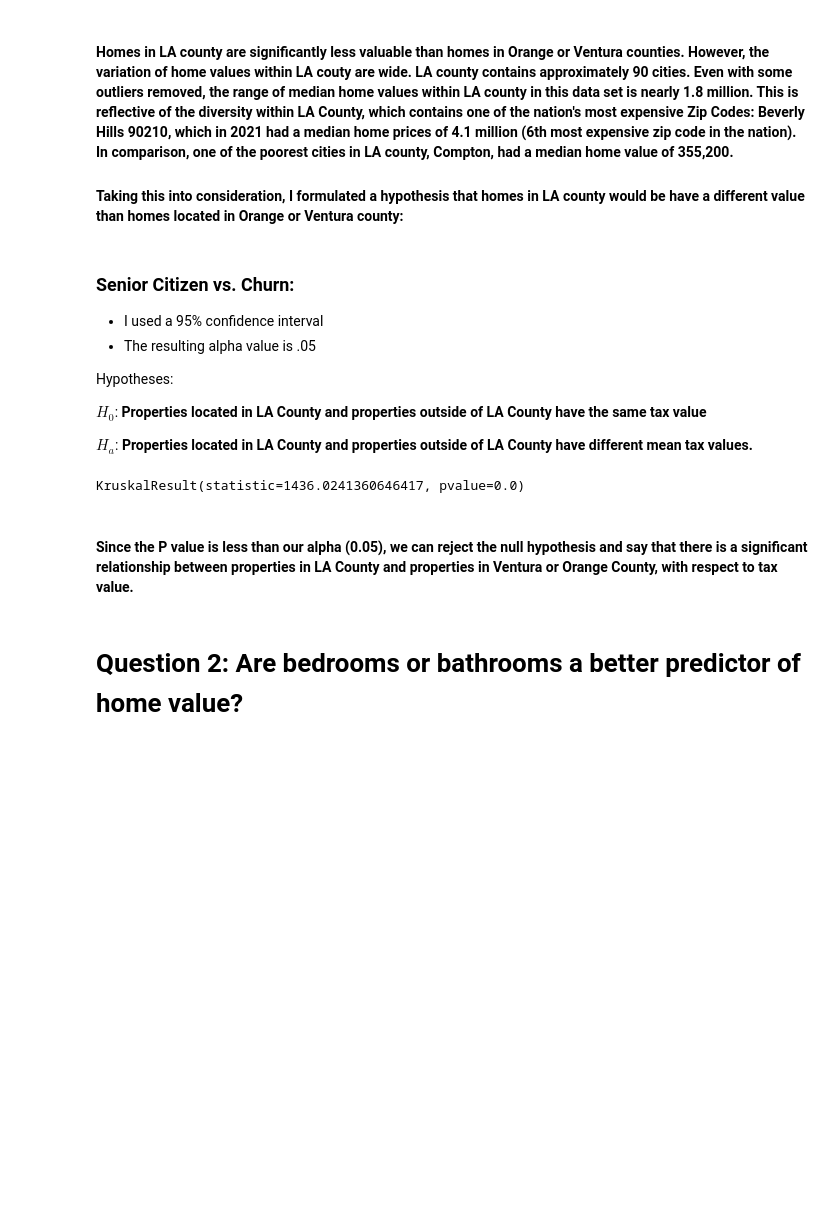
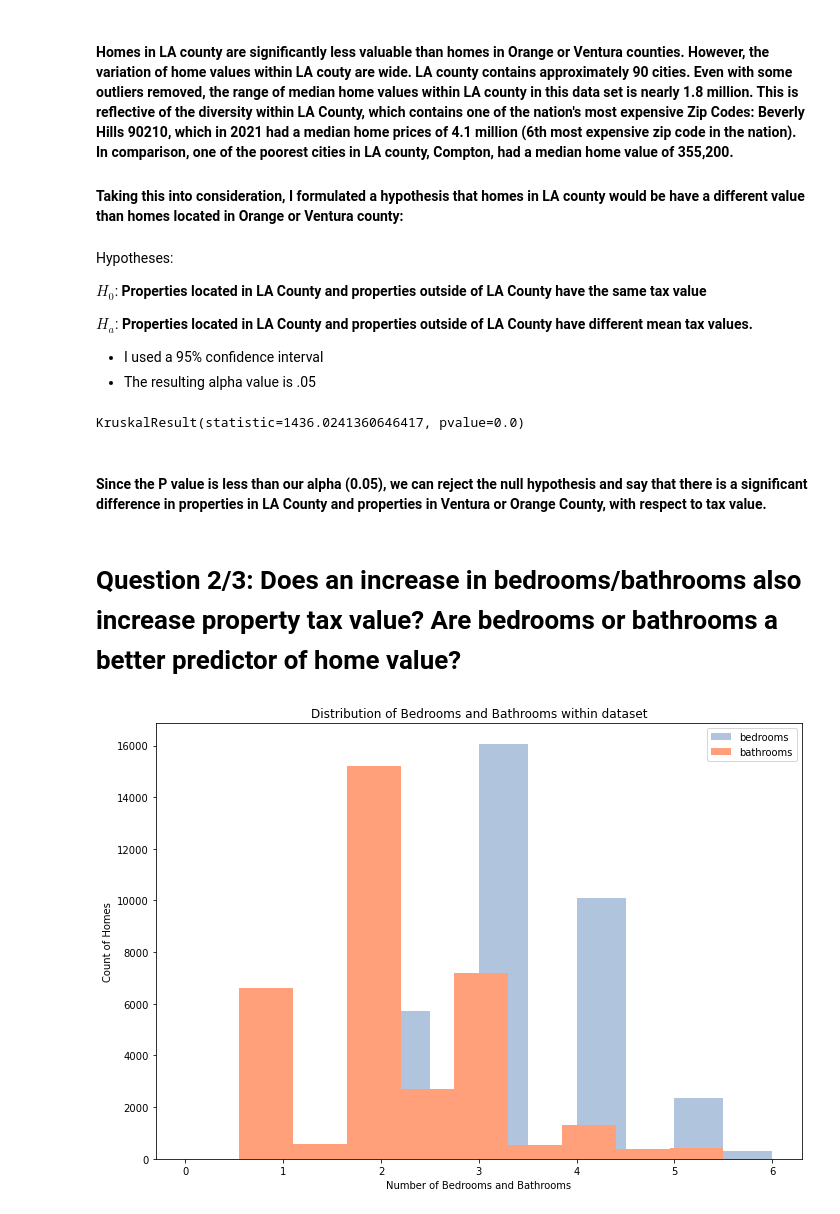
Before and after one commit to cristinalucin/regression-project, a Jupyter notebook: Zillow Final Report.ipynb, the cells around one changed output. Drawn from its saved outputs; the diff is of its cells as text; code cells hidden in the pictures; blank space fills up the shorter version.

Commit message:
updated project workbook, final project, explore file.

```diff
--- a/Zillow Final Report.ipynb
+++ b/Zillow Final Report.ipynb
@@ -133,22 +136,25 @@ e.location_viz(train)
 
 #### Taking this into consideration, I formulated a hypothesis that homes in LA county would be have a different value than homes located in Orange or Ventura county:
 # %% [markdown]
-### Senior Citizen vs. Churn:
-
-* I used a 95% confidence interval
-* The resulting alpha value is .05
-
 Hypotheses:
 
 $H_0$: **Properties located in LA County and properties outside of LA County have the same tax value**
 
 $H_a$: **Properties located in LA County and properties outside of LA County have different mean tax values.**
+
+* I used a 95% confidence interval
+* The resulting alpha value is .05
 # %%
 #Perform Kruskal-Wallis test
 e.get_kruskal_county(train)
 # %% [output]
 KruskalResult(statistic=1436.0241360646417, pvalue=0.0)
 # %% [markdown]
-#### Since the P value is less than our alpha (0.05), we can reject the null hypothesis and say that there is a significant relationship between properties in LA County and properties in Ventura or Orange County, with respect to tax value.
+#### Since the P value is less than our alpha (0.05), we can reject the null hypothesis and say that there is a significant difference in  properties in LA County and properties in Ventura or Orange County, with respect to tax value.
 # %% [markdown]
-# Question 2: Are bedrooms or bathrooms a better predictor of home value?
+# Question 2/3: Does an increase in bedrooms/bathrooms also increase property tax value? Are bedrooms or bathrooms a better predictor of home value?
+# %%
+##Visualize bedrooms/bathrooms using a function from my explore file
+e.get_hist_bedbath(train)
+# %% [output]
+[figure, added]
```
Also changed, not shown: parts of 45 cells of this notebook, 3 other files.
